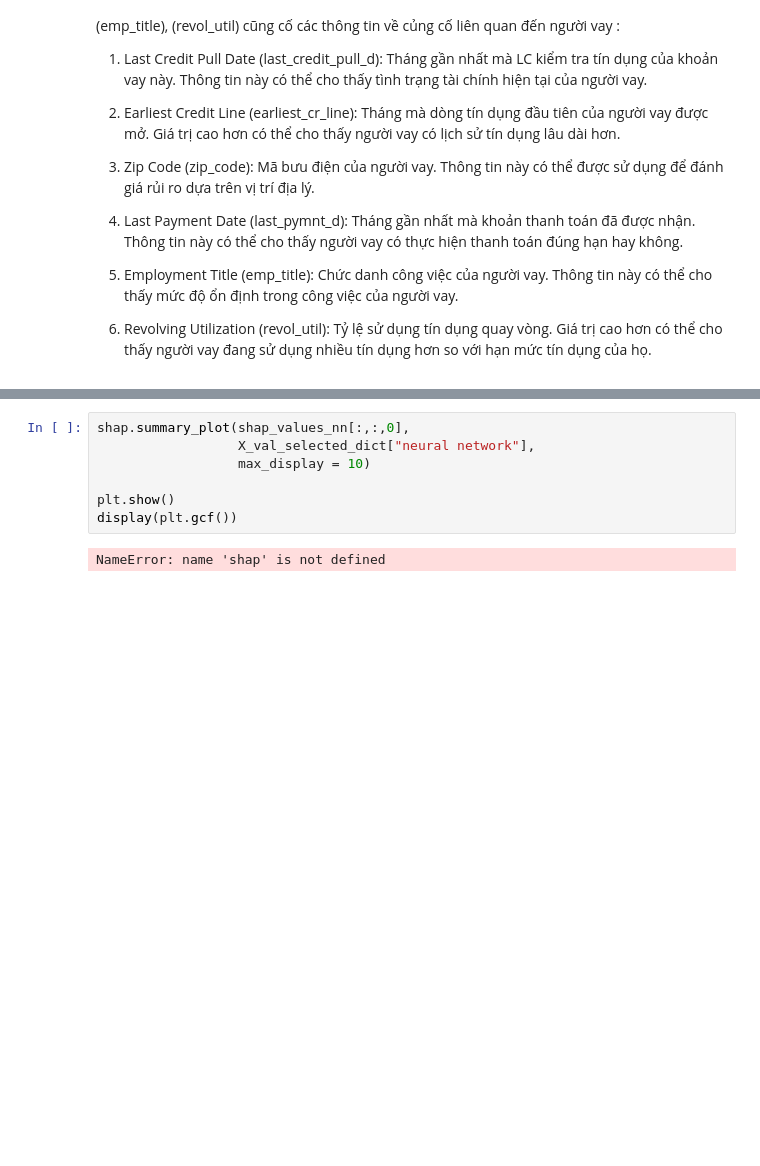
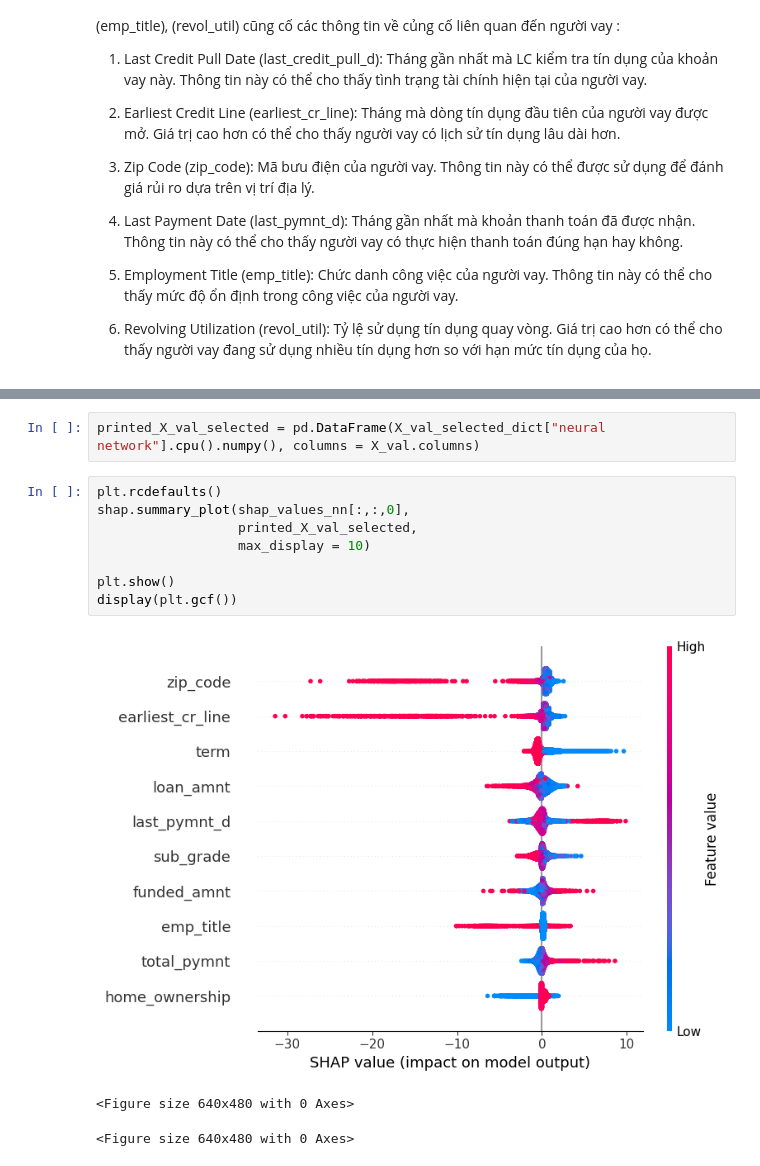
Before and after one commit to Meanliss/Project-midterm, a Jupyter notebook: MIDTERM.ipynb, the cells around one changed output, grey strips where cells are left out. Drawn from its saved outputs; the diff is of its cells as text; blank space fills up the shorter version.

```diff
--- a/MIDTERM.ipynb
+++ b/MIDTERM.ipynb
@@ -961,9 +1440,14 @@ shap_values_nn = explainer_nn.shap_values(X_val_selected_dict["neural network"])
+# %%
+printed_X_val_selected = pd.DataFrame(X_val_selected_dict["neural network"].cpu().numpy(), columns = X_val.columns)
 # %%
+plt.rcdefaults()
 shap.summary_plot(shap_values_nn[:,:,0],
-                  X_val_selected_dict["neural network"],
+                  printed_X_val_selected,
                   max_display = 10)
 
 plt.show()
 display(plt.gcf())
 # %% [output]
+[figure, added]
-NameError: name 'shap' is not defined
+<Figure size 640x480 with 0 Axes>
+<Figure size 640x480 with 0 Axes>
```
Also changed, not shown: parts of 75 cells of this notebook.
